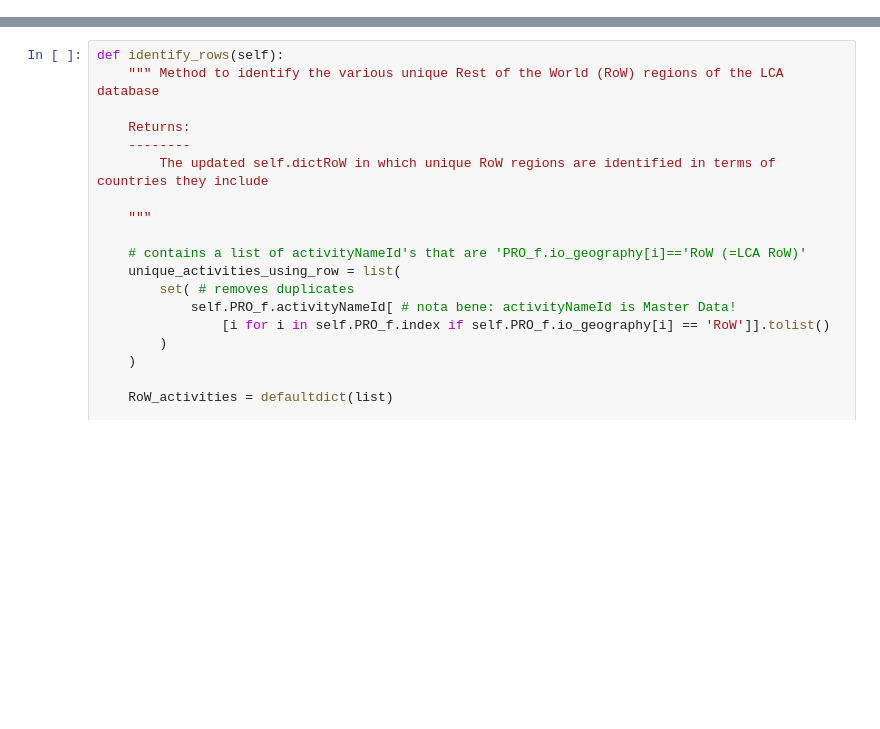
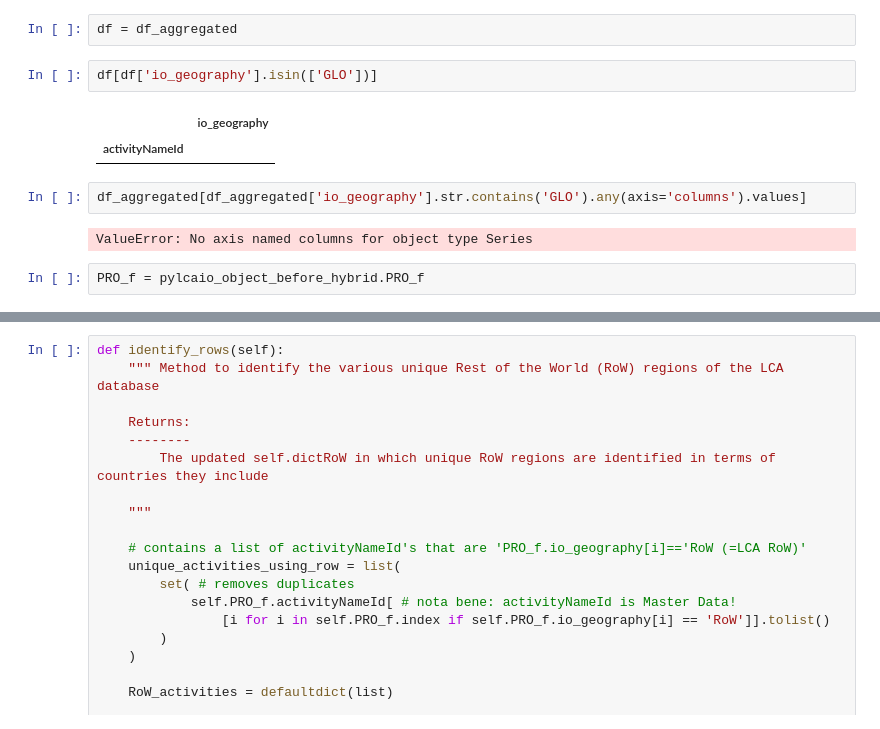
Before and after one commit to brightway-lca/bw_hybrid, a Jupyter notebook: dev/notebooks/function_refactoring/rest_of_world.ipynb, the cells around one changed output, grey strips where cells are left out. Drawn from its saved outputs; the diff is of its cells as text; blank space fills up the shorter version.

```diff
--- a/dev/notebooks/function_refactoring/rest_of_world.ipynb
+++ b/dev/notebooks/function_refactoring/rest_of_world.ipynb
@@ -34,0 +262,13 @@ should look like:
+# %%
+df = df_aggregated
+# %%
+df[df['io_geography'].isin(['GLO'])]
+# %% [output]
+|  | io_geography |
+| activityNameId |  |
+# %%
+df_aggregated[df_aggregated['io_geography'].str.contains('GLO').any(axis='columns').values]
+# %% [output]
+ValueError: No axis named columns for object type Series
+# %%
+PRO_f = pylcaio_object_before_hybrid.PRO_f
```
Also changed, not shown: parts of 32 cells of this notebook, 4 other files.
